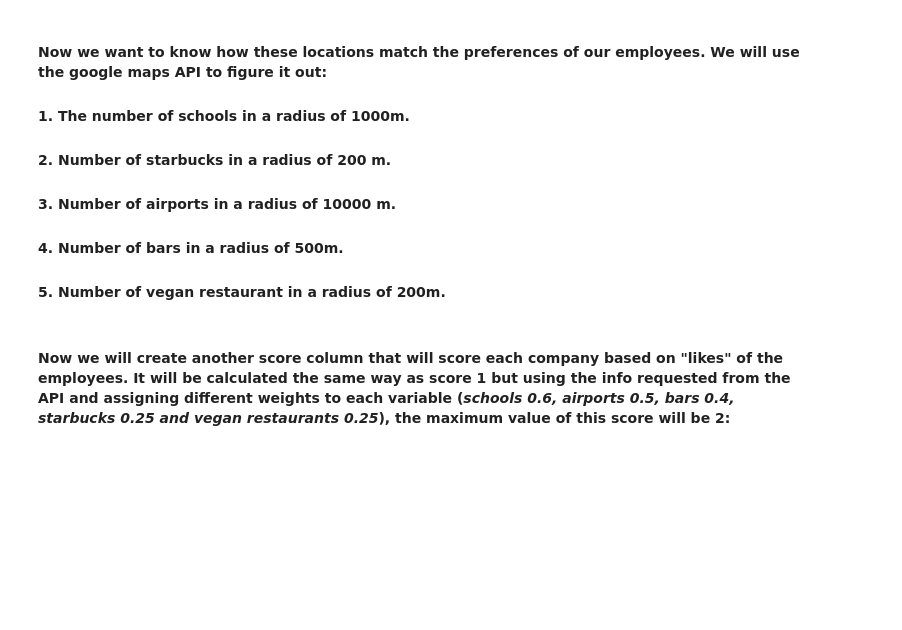
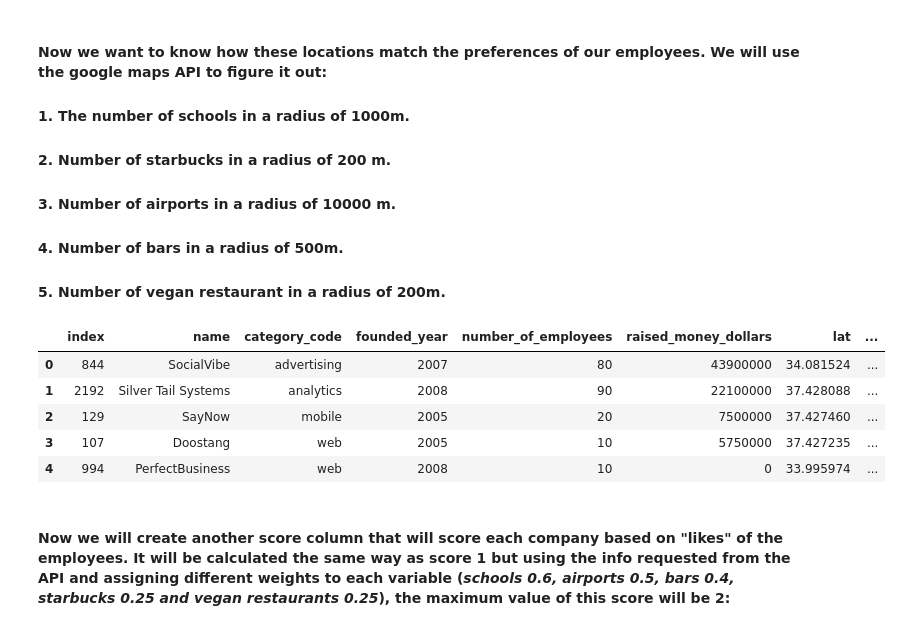
Before and after one commit to maxsanchezdp/project-visualizing-real-world-data-project, a Jupyter notebook: my-code/1. Geoqueries.ipynb, the cells around one changed output. Cells and saved outputs as stored; diff of their text form; code cells hidden in the pictures; blank space fills up the shorter version.

```diff
--- a/my-code/1. Geoqueries.ipynb
+++ b/my-code/1. Geoqueries.ipynb
@@ -173,7 +173,7 @@ top100["schools"]=get_near(top100,'school','school',1000)
 # %%
-top100["starbucks"]=get_near(top100,'cafe','starbucks',200)
+top50["starbucks"]=get_near(top50,'cafe','starbucks',200)
 # %%
-top100["bars"]=get_near(top100,'bar','bar',500)
+top50["bars"]=get_near(top50,'bar','bar',500)
 # %%
-top100["vegan_rests"]=get_near(top100,'restaurant','vegan',200)
+top50["vegan_rests"]=get_near(top50,'restaurant','vegan',200)
 # %%
@@ -183,3 +181,12 @@ top100 = top100.drop(["index","description","tag_list","geo_point","old_near","y
+# %%
+top50.head()
+# %% [output]
+|  | index | name | category_code | founded_year | number_of_employees | raised_money_dollars | lat | ... |
+| 0 | 844 | SocialVibe | advertising | 2007 | 80 | 43900000 | 34.081524 | ... |
+| 1 | 2192 | Silver Tail Systems | analytics | 2008 | 90 | 22100000 | 37.428088 | ... |
+| 2 | 129 | SayNow | mobile | 2005 | 20 | 7500000 | 37.427460 | ... |
+| 3 | 107 | Doostang | web | 2005 | 10 | 5750000 | 37.427235 | ... |
+| 4 | 994 | PerfectBusiness | web | 2008 | 10 | 0 | 33.995974 | ... |
 # %% [markdown]
 #### Now we will create another score column that will score each company based on "likes" of the employees. It will be calculated the same way as score 1 but using the info requested from the API and assigning different weights to each variable (*schools 0.6, airports 0.5, bars 0.4, starbucks 0.25 and vegan restaurants 0.25*), the maximum value of this score will be 2:
 # %%
```
Also changed, not shown: parts of 22 cells of this notebook, 1 other file.
